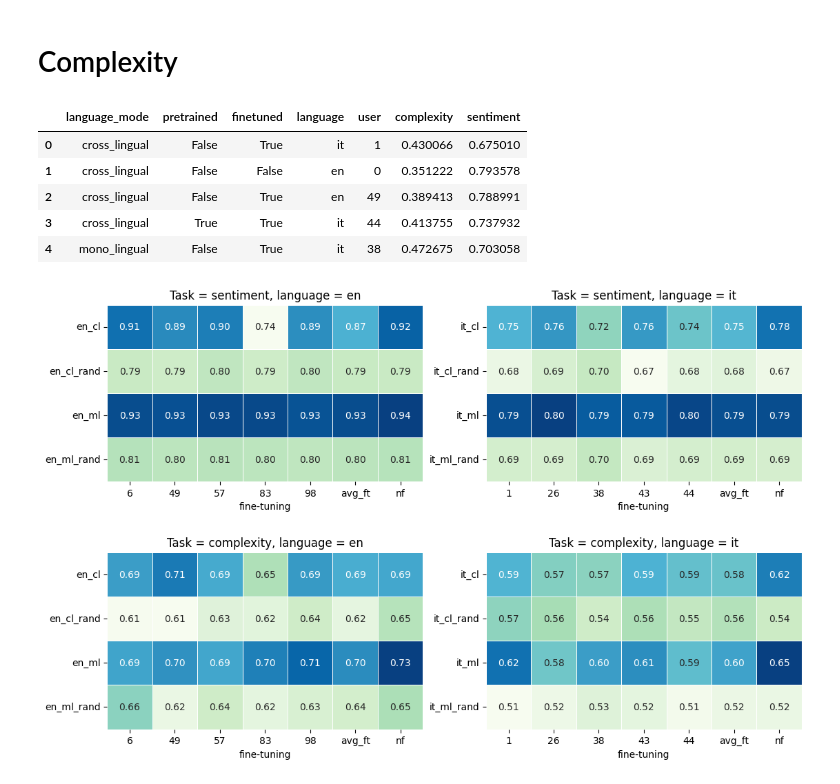
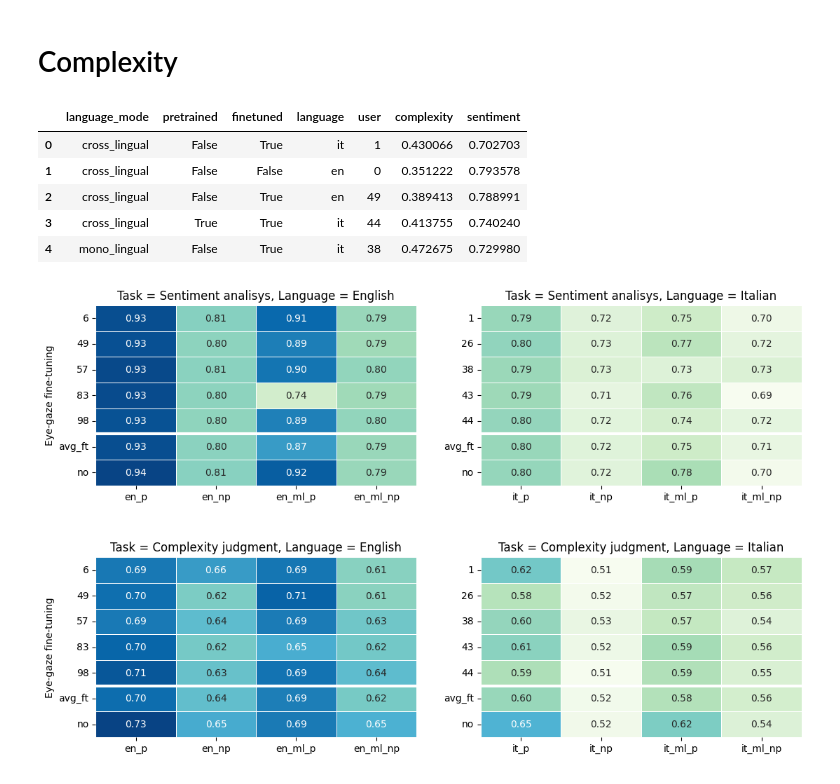
Before and after one commit to Andrew-Wyn/augmenting_nlms_meco, a Jupyter notebook: notebook/visualize_downstream_tasks_finetuning_results.ipynb, the cells around one changed output. Saved outputs shown, nothing was run; the diff lists cells and outputs as text; code cells hidden in the pictures.

```diff
--- a/notebook/visualize_downstream_tasks_finetuning_results.ipynb
+++ b/notebook/visualize_downstream_tasks_finetuning_results.ipynb
@@ -43,7 +43,7 @@ def load_complexity_results(src_dir, metric='mae'):
     res = res_dict[f'test_{metric}']
     return res
 # %%
-def load_it_sentiment_results(src_dir, metric='f1'):
+def load_it_sentiment_results(src_dir, metric='accuracy'):
     res_path = os.path.join(src_dir, 'all_results.json')
     with open(res_path, 'r') as res_file:
         res_dict = json.load(res_file)
@@ -85,33 +85,33 @@ all_df = pd.DataFrame.from_dict(all_dict)
 all_df.head()
 # %% [output]
 |  | language_mode | pretrained | finetuned | language | user | complexity | sentiment |
-| 0 | cross_lingual | False | True | it | 1 | 0.430066 | 0.675010 |
+| 0 | cross_lingual | False | True | it | 1 | 0.430066 | 0.702703 |
 | 1 | cross_lingual | False | False | en | 0 | 0.351222 | 0.793578 |
 | 2 | cross_lingual | False | True | en | 49 | 0.389413 | 0.788991 |
-| 3 | cross_lingual | True | True | it | 44 | 0.413755 | 0.737932 |
-| 4 | mono_lingual | False | True | it | 38 | 0.472675 | 0.703058 |
+| 3 | cross_lingual | True | True | it | 44 | 0.413755 | 0.740240 |
+| 4 | mono_lingual | False | True | it | 38 | 0.472675 | 0.729980 |
 # %%
 def get_sorted_index(index):
-    str_values = ['avg_ft', 'nf']
+    str_values = ['avg_ft', 'no']
     int_values = [v for v in index.values.tolist() if v not in str_values]
     return sorted(int_values)+str_values
 # %%
 def get_model_str(language, language_mode, pretrained):
-    pretrained_str = '' if pretrained else '_rand'
-    language_mode_str = '_cl' if language_mode == 'cross_lingual' else '_ml'
+    pretrained_str = '_p' if pretrained else '_np'
+    language_mode_str = '_ml' if language_mode == 'cross_lingual' else ''
     return language+language_mode_str+pretrained_str
 # %%
 tasks = ['sentiment', 'complexity']
 # %%
 rows = {task: {'en':[], 'it':[]} for task in tasks}
 for language in all_df['language'].unique():
-    for language_mode in all_df['language_mode'].unique():
+    for language_mode in sorted(all_df['language_mode'].unique(), reverse=True):
         for pretrained in [True, False]:#all_df['pretrained'].unique():
             filtered_df = all_df[(all_df['language'] == language) & (all_df['language_mode'] == language_mode) & (all_df['pretrained'] == pretrained)].copy()
-            filtered_df['fine-tuning'] = filtered_df.apply(lambda x: x['user'] if x['finetuned'] else 'nf', axis=1)
+            filtered_df['fine-tuning'] = filtered_df.apply(lambda x: x['user'] if x['finetuned'] else 'no', axis=1)
             filtered_df = filtered_df[['complexity', 'sentiment', 'fine-tuning']]
             filtered_df = filtered_df.set_index('fine-tuning')
-            filtered_df.loc['avg_ft'] = filtered_df[filtered_df.index != 'nf'].mean()
+            filtered_df.loc['avg_ft'] = filtered_df[filtered_df.index != 'no'].mean()
             # row = #.T[get_sorted_index(filtered_df.index)]
             for task in tasks:
                 row = filtered_df[[task]].rename(columns={task:get_model_str(language, language_mode, pretrained)})
@@ -119,22 +119,34 @@ for language in all_df['language'].unique():
 # %%
 fig, axes = plt.subplots(2, 2,  figsize=(13, 8));
 axes = axes.flatten();
 plt.subplots_adjust(hspace=0.4);
 
 ax_idx = 0
 
 for task in tasks:
     for language in ['en', 'it']:
         df = pd.concat(rows[task][language])
         df = df[get_sorted_index(df.columns)]
         if task == 'complexity':
             df = df.map(lambda x: 1 - x)
+            vmin = 0.51
+            vmax = 0.73
+        else:
+            vmin = 0.69
+            vmax = 0.94
 
-        sns.heatmap(ax=axes[ax_idx], data=df, annot=True, fmt=".2f", cmap='GnBu', cbar=False, linewidth=.5).set_title(label=f'Task = {task}, language = {language}');
+        language_str = 'Italian' if language == 'it' else 'English'
+        task_str = 'Sentiment analisys' if task == 'sentiment' else 'Complexity judgment'
+        sns.heatmap(ax=axes[ax_idx], data=df.T, annot=True, fmt=".2f", cmap='GnBu', cbar=False, linewidth=.5, vmin=vmin, vmax=vmax).set_title(label=f'Task = {task_str}, Language = {language_str}');
         for tick in axes[ax_idx].get_yticklabels():
             tick.set_rotation(0)
+        if language == 'en':
+            axes[ax_idx].set(ylabel='Eye-gaze fine-tuning')
+        else:
+            axes[ax_idx].set(ylabel='')
+        axes[ax_idx].hlines([5], *axes[ax_idx].get_xlim(), color='white', linewidths=3)
         ax_idx += 1
 
-fig.savefig('/home/luca/Workspace/augmenting_nlms_meco/output/plots/downstream_tasks_finetuning_all.png')
+fig.savefig('/home/luca/Workspace/augmenting_nlms_meco/output/plots/downstream_tasks_finetuning_all.png', bbox_inches='tight')
 # %% [output]
-[figure, old version]
+[figure, new version]
```
Also changed, not shown: 5 other files.
